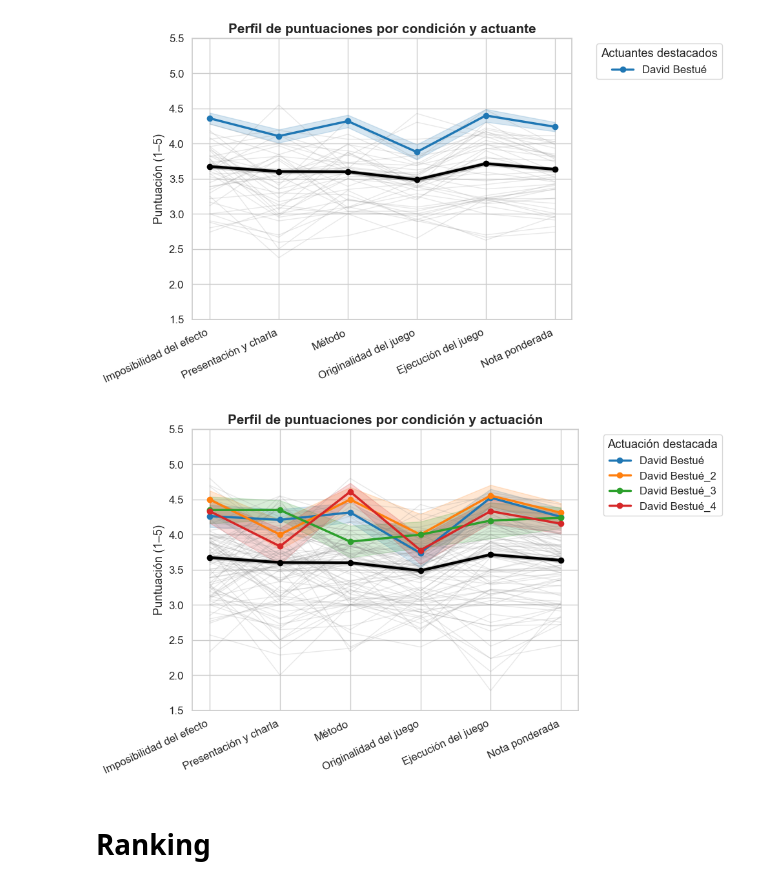
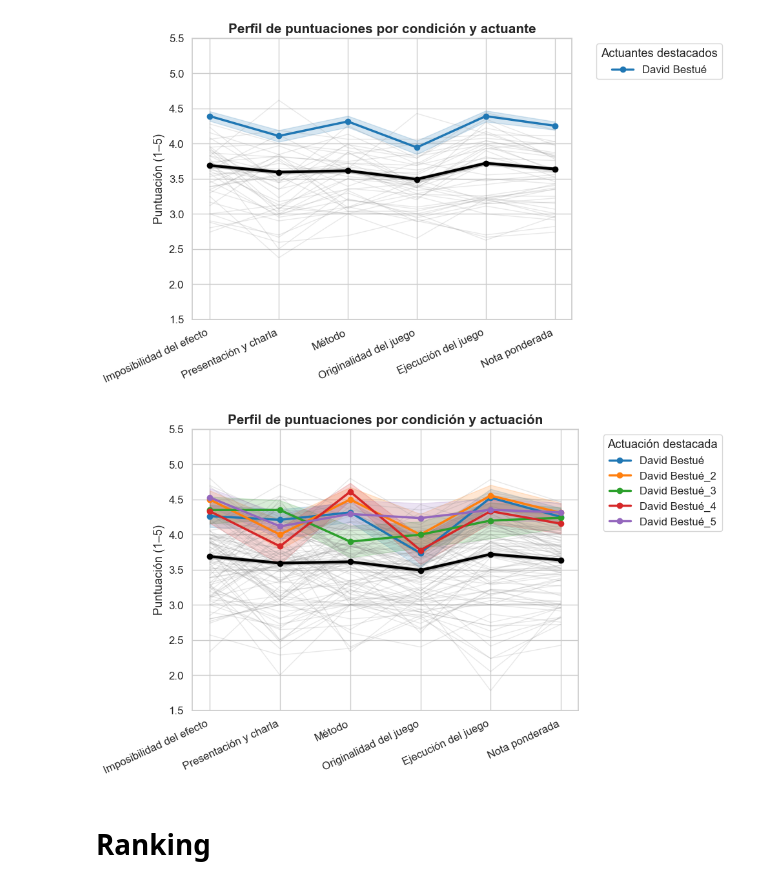
Before and after one commit to davidbestue/funciones, a Jupyter notebook: Olimpiadas_analysis.ipynb, the cells around one changed output. Cells and saved outputs as stored; diff of their text form; code cells hidden in the pictures.

```diff
--- a/Olimpiadas_analysis.ipynb
+++ b/Olimpiadas_analysis.ipynb
@@ -8,7 +8,7 @@ from scipy import stats
 import re
 # %%
 ruta_carpeta = r"C:\Users\david\Downloads"   #
-archivo = "OLIMPIADAS.csv"
+archivo = "OLIMPIADAS_2.csv"
 ruta = os.path.join(ruta_carpeta, archivo)
 df = pd.read_csv(ruta, encoding="utf-8", sep=None, engine="python")
 print(len(df))
@@ -662,7 +662,7 @@ nombres_cond = [
 ]
 
 # --- lista de actuantes a destacar ---
-destacados = ["David Bestué", "David Bestué_2", "David Bestué_3", "David Bestué_4"]  # edítala libremente
+destacados = ["David Bestué", "David Bestué_2", "David Bestué_3", "David Bestué_4", "David Bestué_5"]  # edítala libremente
 
 # --- preparar datos numéricos ---
 df_num = df.copy()
@@ -723,34 +723,34 @@ for i, act in enumerate(destacados):
     medias, low, high = [], [], []
     for c in cols:
         m, l, h = ci95(sub[c])
         medias.append(m)
         low.append(l)
         high.append(h)
 
     medias = np.array(medias)
     low = np.array(low)
     high = np.array(high)
 
     h_line, = plt.plot(nombres_cond, medias, color=palette[i],
                        linewidth=2.5, marker="o", label=act)
     plt.fill_between(nombres_cond, low, high, color=palette[i], alpha=0.18)
     handles.append(h_line)
     labels.append(act)
 
 # --- estética general ---
 plt.title("Perfil de puntuaciones por condición y actuación", fontsize=15, weight="bold")
 plt.xlabel("")
 plt.ylabel("Puntuación (1–5)")
 plt.ylim(1.5, 5.5)
 plt.xticks(rotation=25, ha="right")
 
 if handles:
     plt.legend(handles=handles, labels=labels, title="Actuación destacada",
                bbox_to_anchor=(1.05, 1), loc='upper left')
 plt.tight_layout()
 plt.show()
 # %% [output]
-[figure, old version]
+[figure, new version]
 # %% [markdown]
 # Ranking
 # %%
```
Also changed, not shown: parts of 16 cells of this notebook.
